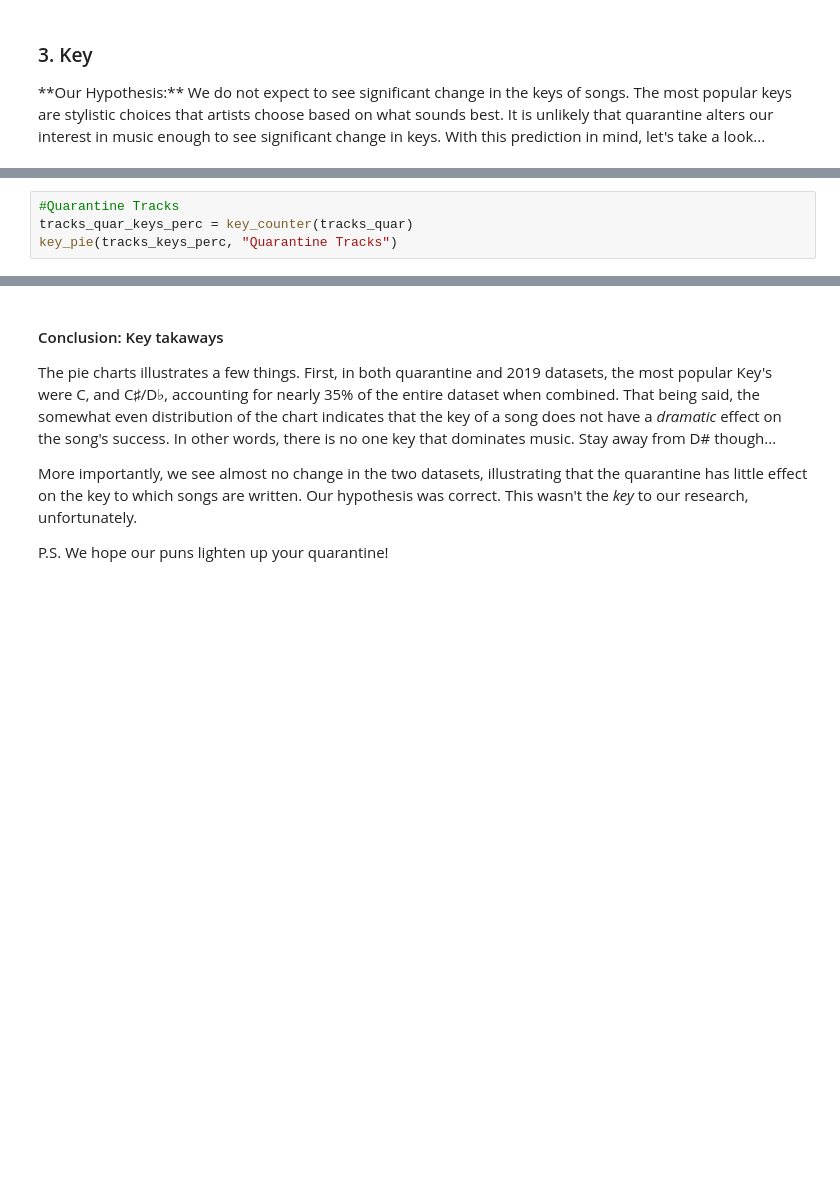
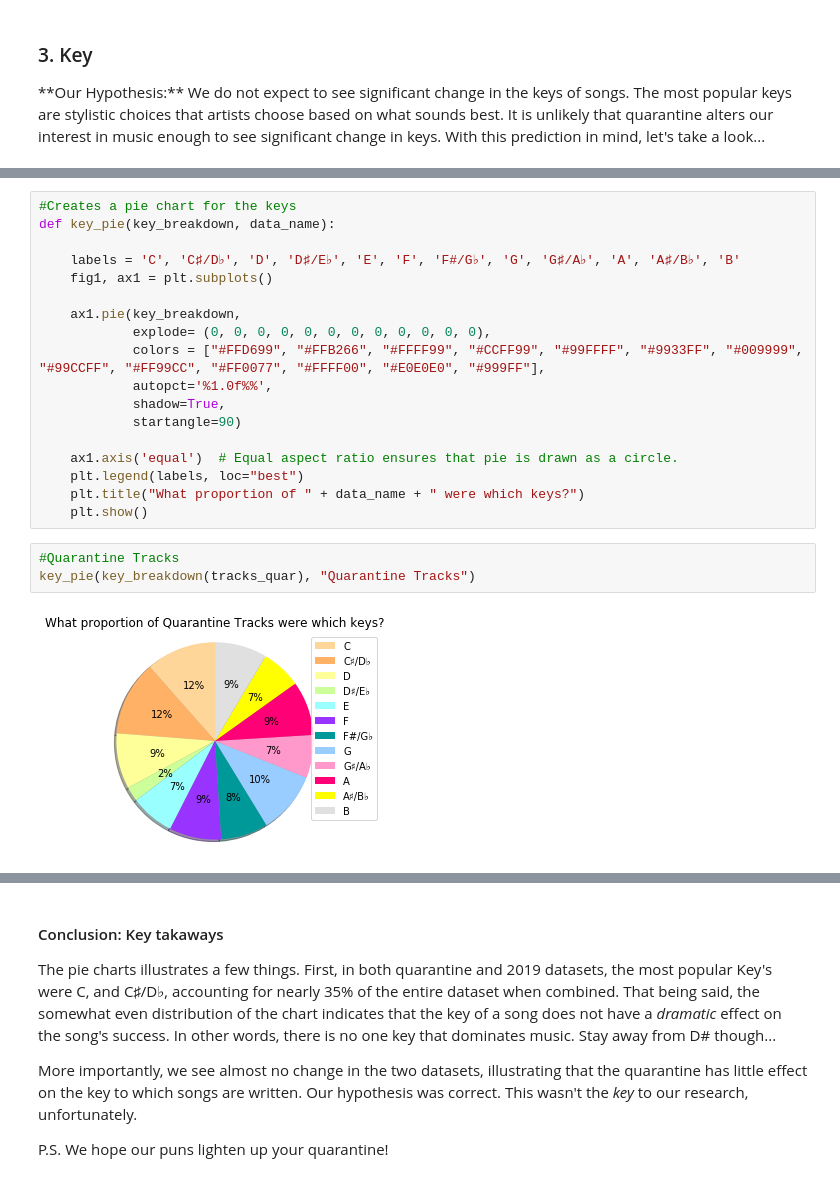
Before and after one commit to kzo2/Info-2950-Final-Project, a Jupyter notebook: data_analysis_v3.ipynb, the cells around one changed output, grey strips where cells are left out. Saved outputs shown, nothing was run; the diff lists cells and outputs as text; blank space fills up the shorter version.

```diff
--- a/data_analysis_v3.ipynb
+++ b/data_analysis_v3.ipynb
@@ -631,6 +577,25 @@ Jokes aside, this is an interesting conclusion to start with, but we will need m
+# %%
+#Creates a pie chart for the keys
+def key_pie(key_breakdown, data_name):
+
+    labels = 'C', 'C♯/D♭', 'D', 'D♯/E♭', 'E', 'F', 'F#/G♭', 'G', 'G♯/A♭', 'A', 'A♯/B♭', 'B'
+    fig1, ax1 = plt.subplots()
+
+    ax1.pie(key_breakdown,
+            explode= (0, 0, 0, 0, 0, 0, 0, 0, 0, 0, 0, 0),
+            colors = ["#FFD699", "#FFB266", "#FFFF99", "#CCFF99", "#99FFFF", "#9933FF", "#009999", "#99CCFF", "#FF99CC", "#FF0077", "#FFFF00", "#E0E0E0", "#999FF"],
+            autopct='%1.0f%%',
+            shadow=True,
+            startangle=90)
+
+    ax1.axis('equal')  # Equal aspect ratio ensures that pie is drawn as a circle.
+    plt.legend(labels, loc="best")
+    plt.title("What proportion of " + data_name + " were which keys?")
+    plt.show()
 # %%
 #Quarantine Tracks
-tracks_quar_keys_perc = key_counter(tracks_quar)
-key_pie(tracks_keys_perc, "Quarantine Tracks")
+key_pie(key_breakdown(tracks_quar), "Quarantine Tracks")
+# %% [output]
+[figure, added]
 # %%
 #2019 Tracks
```
Also changed, not shown: parts of 107 cells of this notebook.
